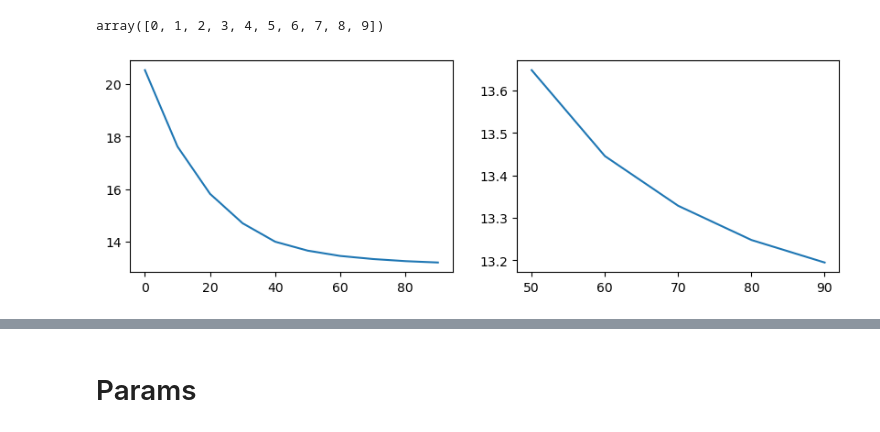
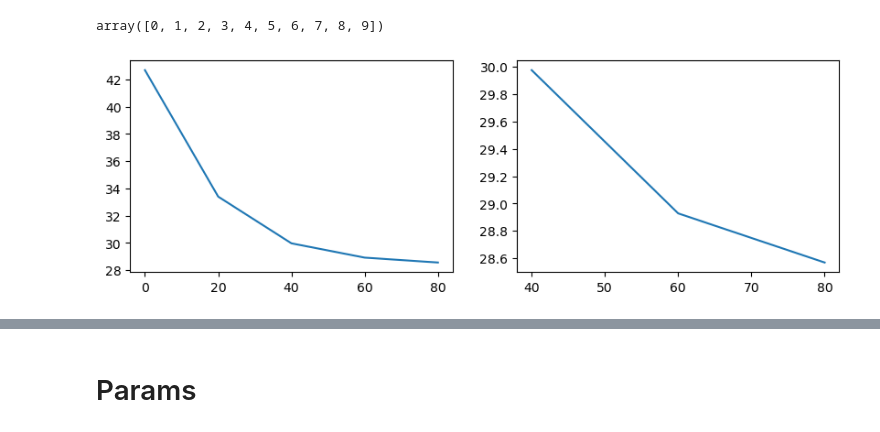
Before and after one commit to Ali-Setareh/SeqGPLVM_FEMSM, a Jupyter notebook: notebooks/model_inspection.ipynb, the cells around one changed output, grey strips where cells are left out. Cells and saved outputs as stored; diff of their text form; code cells hidden in the pictures.

```diff
--- a/notebooks/model_inspection.ipynb
+++ b/notebooks/model_inspection.ipynb
@@ -32,8 +36,10 @@ df.head()
 # %%
 ### DATA CONFIG
+
 dgp = "blackwell_yamauchi"
-n = 500
-T = 20
+n = 200 # n = [200,500,1000,3000]
+rho = 5 #rho = [5,10,50] # n/T
+T = int(n/rho) # T = {n:[int(n/r) for r in rho] for n in params_grid["n"]}
 seed = 1
 a = 1.0
 p = 2
@@ -53,25 +59,26 @@ params = {
     "split_seed": 42
     }
 
-
 treatment_model = "logit"
 
 params["treatment_model"] = treatment_model
 
-cfg = {"dgp": dgp, "n": n, "T": T, "seed": seed, "a": a, "p": p,
+cfg = {"dgp": dgp,"n": n, "T": T, "seed": seed, "a": a, "p": p,
        "beta": beta_dict[p], "gamma": gamma_dict[p], **params}
+
 df, df_manifest = load_by_params(".", cfg)
 
 ### MODEL CONFIG
 data_run_id = df_manifest.get("run_id")
 model_name = "seqgplvm"
 device = "cuda"
+
 _train_cfg_identity = {
         "latent_dim": 1,
         "num_inducing": 50,
         "num_inducing_hidden": 5,
         "treatment_lag": 1,
-        "optimize_hyperparams": 1e-2,
+        "lr": 1e-2,
     }
 
 train_id = make_train_id(
@@ -79,7 +86,9 @@ train_id = make_train_id(
         model_name=model_name,
         train_cfg=_train_cfg_identity,
     )
-train_out = train_dir(".", "seqgplvm", train_id)
+
+train_out = train_dir(Path(os.environ.get("FINAL_ROOT", "./results")).expanduser(), model_name, train_id)
+
 ckpt_path = latest_checkpoint_path(train_out)
 payload = load_checkpoint(ckpt_path, map_location=device)
 manifest = json.loads((train_out / "manifest.json").read_text(encoding="utf-8"))
@@ -106,10 +113,10 @@ array([0, 1, 2, 3, 4, 5, 6, 7, 8, 9])
 # %%
 import matplotlib.pyplot as plt
 
-last_n_step = 5
+last_n_step = 3
 fig,ax = plt.subplots(1,2,figsize = (10,3))
-ax[0].plot(np.arange(len(loss_list)) * step, loss_list)
-ax[1].plot(range((len(loss_list)- last_n_step) * step, len(loss_list) * step, step) ,loss_list[-last_n_step:])
+ax[0].plot(np.arange(len(loss_list)) * step , loss_list)
+ax[1].plot(range((len(loss_list)- last_n_step) * step , len(loss_list) * step , step) ,loss_list[-last_n_step:])
 plt.show()
 # %% [output]
-[figure, old version]
+[figure, new version]
```
Also changed, not shown: parts of 6 cells of this notebook, 2 other files.
